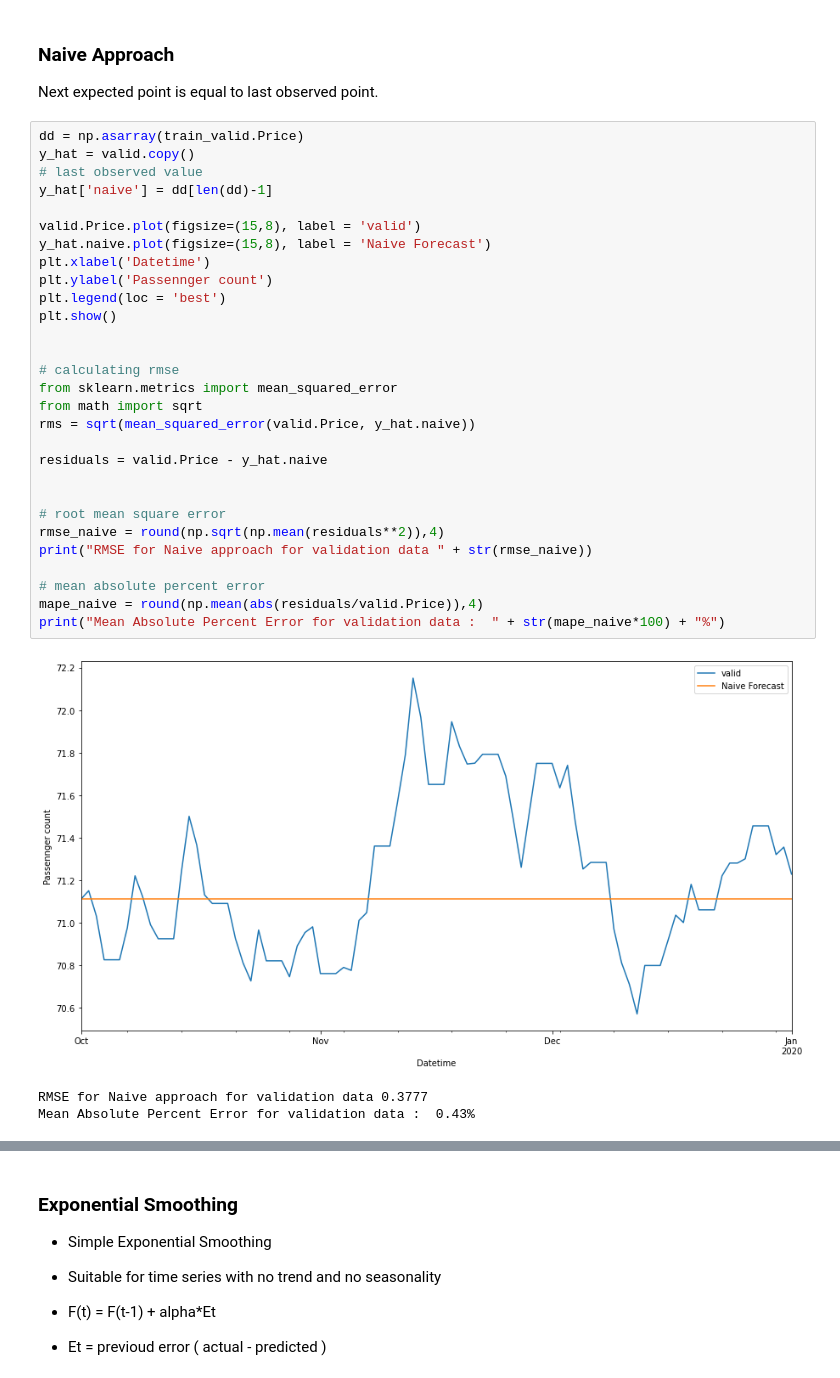
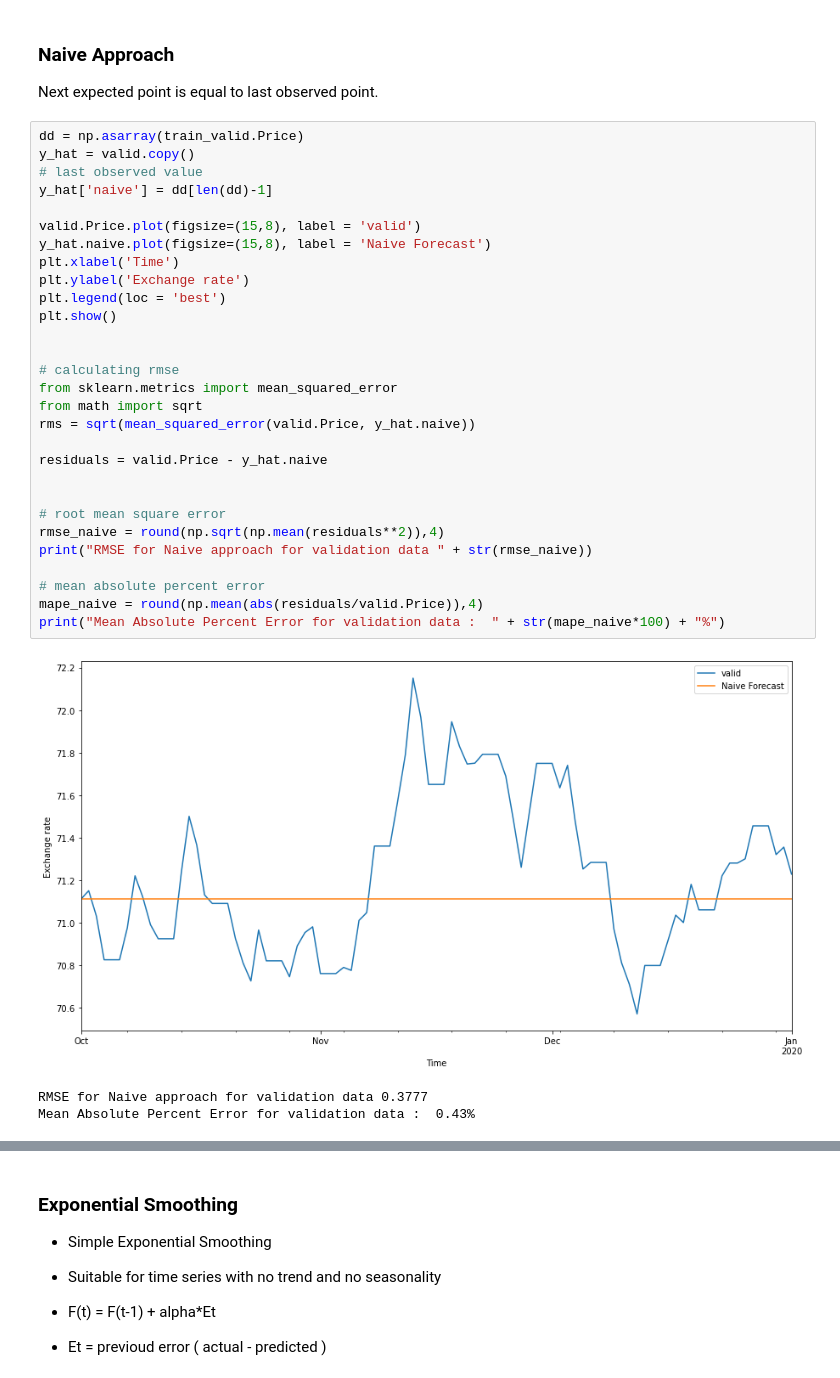
Before and after one commit to Piyush811999/BTP_TimeSeriesAnalysis, a Jupyter notebook: BTP.ipynb, the cells around one changed output, grey strips where cells are left out. Drawn from its saved outputs; the diff is of its cells as text.

```diff
--- a/BTP.ipynb
+++ b/BTP.ipynb
@@ -184,34 +185,34 @@ Next expected point is equal to last observed point.
 # %%
 dd = np.asarray(train_valid.Price)
 y_hat = valid.copy()
 # last observed value
 y_hat['naive'] = dd[len(dd)-1]
 
 valid.Price.plot(figsize=(15,8), label = 'valid')
 y_hat.naive.plot(figsize=(15,8), label = 'Naive Forecast')
-plt.xlabel('Datetime')
-plt.ylabel('Passennger count')
+plt.xlabel('Time')
+plt.ylabel('Exchange rate')
 plt.legend(loc = 'best')
 plt.show()
 
 
 # calculating rmse
 from sklearn.metrics import mean_squared_error
 from math import sqrt
 rms = sqrt(mean_squared_error(valid.Price, y_hat.naive))
 
 residuals = valid.Price - y_hat.naive
 
 
 # root mean square error
 rmse_naive = round(np.sqrt(np.mean(residuals**2)),4)
 print("RMSE for Naive approach for validation data " + str(rmse_naive))
 
 # mean absolute percent error
 mape_naive = round(np.mean(abs(residuals/valid.Price)),4)
 print("Mean Absolute Percent Error for validation data :  " + str(mape_naive*100) + "%")
 # %% [output]
-[figure, old version]
+[figure, new version]
 RMSE for Naive approach for validation data 0.3777
 Mean Absolute Percent Error for validation data :  0.43%
 # %%
```
Also changed, not shown: parts of 23 cells of this notebook.
